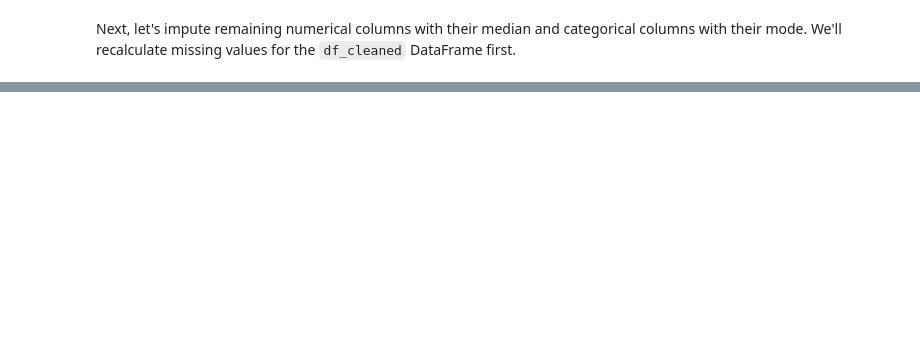
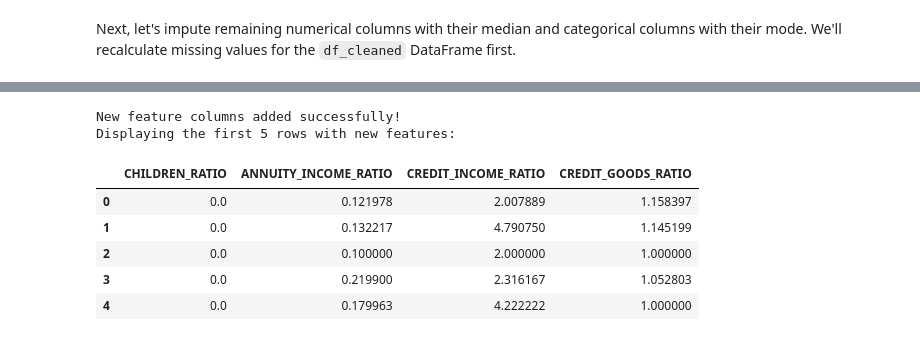
Before and after one commit to spdb9876/loan-default-prediction, a Jupyter notebook: 01_data_wrangling.ipynb, the cells around one changed output, grey strips where cells are left out. Cells and saved outputs as stored; diff of their text form; code cells hidden in the pictures; blank space fills up the shorter version.

```diff
--- a/01_data_wrangling.ipynb
+++ b/01_data_wrangling.ipynb
@@ -208,0 +361,25 @@ display(df_cleaned[numerical_cols].sample(5).describe())
+# %%
+
+# Feature engineering
+
+# Create new features
+# Family-related features
+df_cleaned['CHILDREN_RATIO'] = df_cleaned['CNT_CHILDREN'] / df_cleaned['CNT_FAM_MEMBERS']
+
+# Financial ratios
+df_cleaned['ANNUITY_INCOME_RATIO'] = df_cleaned['AMT_ANNUITY'] / df_cleaned['AMT_INCOME_TOTAL']
+df_cleaned['CREDIT_INCOME_RATIO'] = df_cleaned['AMT_CREDIT'] / df_cleaned['AMT_INCOME_TOTAL']
+df_cleaned['CREDIT_GOODS_RATIO'] = df_cleaned['AMT_CREDIT'] / df_cleaned['AMT_GOODS_PRICE']
+
+print("New feature columns added successfully!")
+print("Displaying the first 5 rows with new features:")
+display(df_cleaned[['CHILDREN_RATIO', 'ANNUITY_INCOME_RATIO', 'CREDIT_INCOME_RATIO', 'CREDIT_GOODS_RATIO']].head())
+# %% [output]
+New feature columns added successfully!
+Displaying the first 5 rows with new features:
+|  | CHILDREN_RATIO | ANNUITY_INCOME_RATIO | CREDIT_INCOME_RATIO | CREDIT_GOODS_RATIO |
+| 0 | 0.0 | 0.121978 | 2.007889 | 1.158397 |
+| 1 | 0.0 | 0.132217 | 4.790750 | 1.145199 |
+| 2 | 0.0 | 0.100000 | 2.000000 | 1.000000 |
+| 3 | 0.0 | 0.219900 | 2.316167 | 1.052803 |
+| 4 | 0.0 | 0.179963 | 4.222222 | 1.000000 |
```
Also changed, not shown: parts of 11 cells of this notebook.
